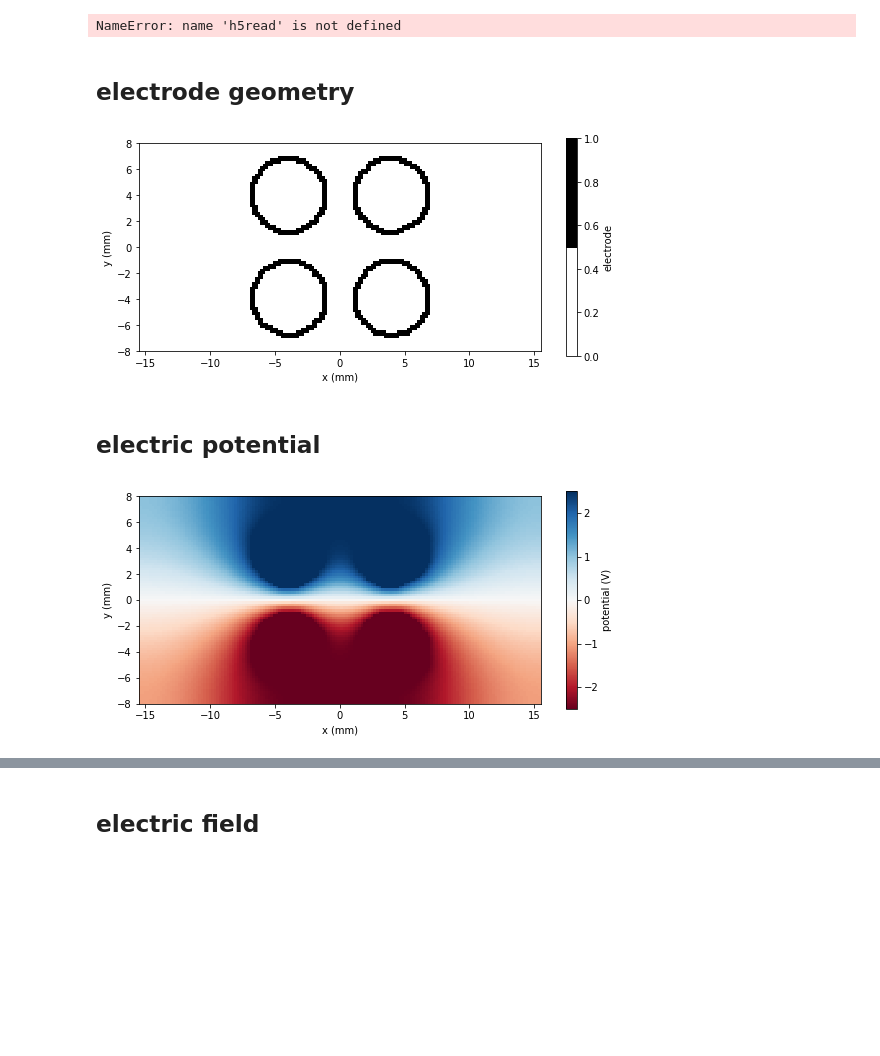
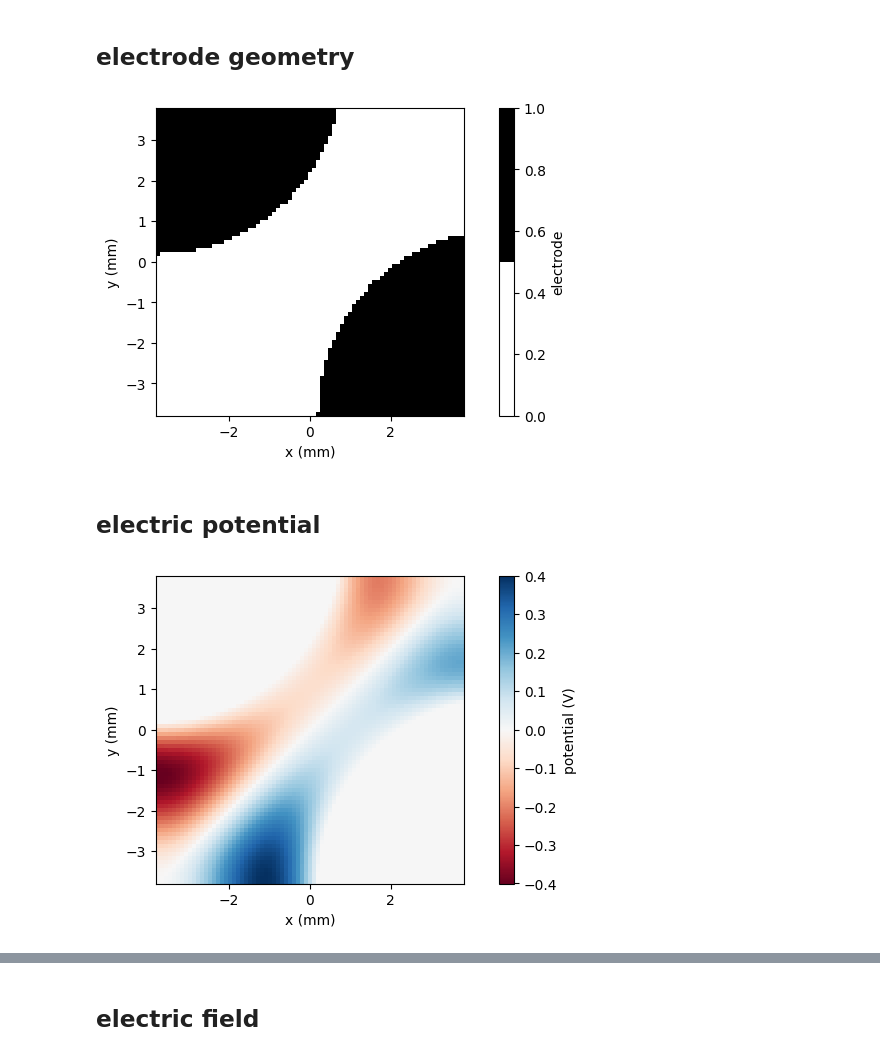
Before and after one commit to SPelonis/fastadjust, a Jupyter notebook: notebooks/fastadjust.ipynb, the cells around one changed output, grey strips where cells are left out. Saved outputs shown, nothing was run; the diff lists cells and outputs as text; code cells hidden in the pictures; blank space fills up the shorter version.

```diff
--- a/notebooks/fastadjust.ipynb
+++ b/notebooks/fastadjust.ipynb
@@ -14,12 +13,10 @@ ModuleNotFoundError: No module named 'h5py'
 # %%
 # SIMION array
-fil = os.path.join(r"../data", "quad.h5")
+fil = os.path.join(r"../data", "fast_adjust.h5")
 fa = h5read(fil)
 # move xy origin to center of the grid
 fa.x0 = - (fa.nx - 1) * fa.dx / 2
 fa.y0 = - (fa.ny - 1) * fa.dy / 2
-# %% [output]
-NameError: name 'h5read' is not defined
 # %% [markdown]
 ## electrode geometry
 # %%
@@ -36,23 +33,23 @@ ax.set_xlabel('x (mm)')
 ax.set_ylabel('y (mm)')
 plt.show()
 # %% [output]
-[figure, old version]
+[figure, new version]
 # %% [markdown]
 ## electric potential
 # %%
-voltages = np.array([2.5, 2.5, -2.5, -2.5], dtype='float64')
+voltages = np.array([20, -20], dtype='float64')
 phi = fa.potential(voltages)
 
 # potential
 fig, ax = plt.subplots(figsize=(9, 4))
 c0 = ax.imshow(phi[:, :, zg].T, origin='lower', extent=fa.extent[:4] / milli, cmap='RdBu')
 cbar = fig.colorbar(c0, label='potential (V)')
 ax.set_aspect('equal')
 ax.set_xlabel('x (mm)')
 ax.set_ylabel('y (mm)')
 plt.show()
 # %% [output]
-[figure, old version]
+[figure, new version]
 # %%
 X, Y, Z = fa.grid()
 
```
Also changed, not shown: parts of 11 cells of this notebook, 3 other files.
